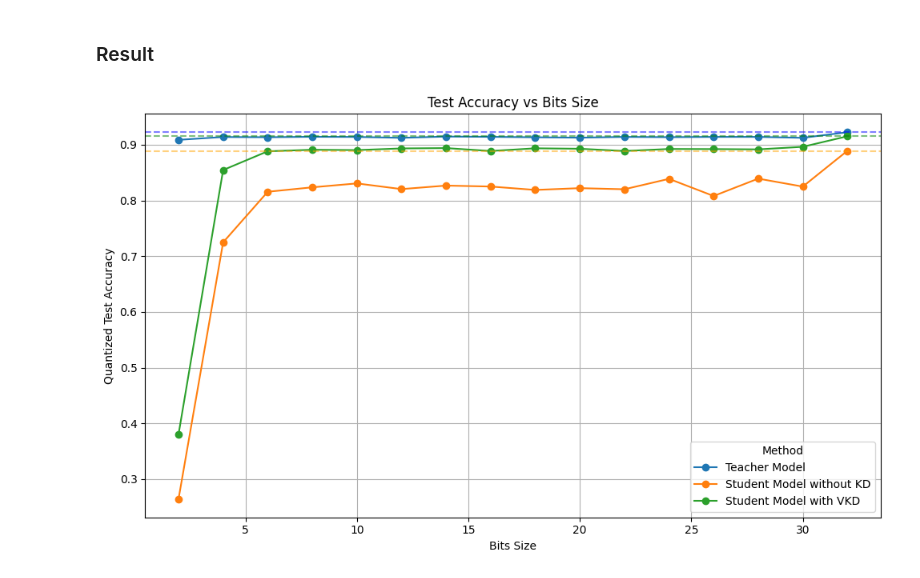
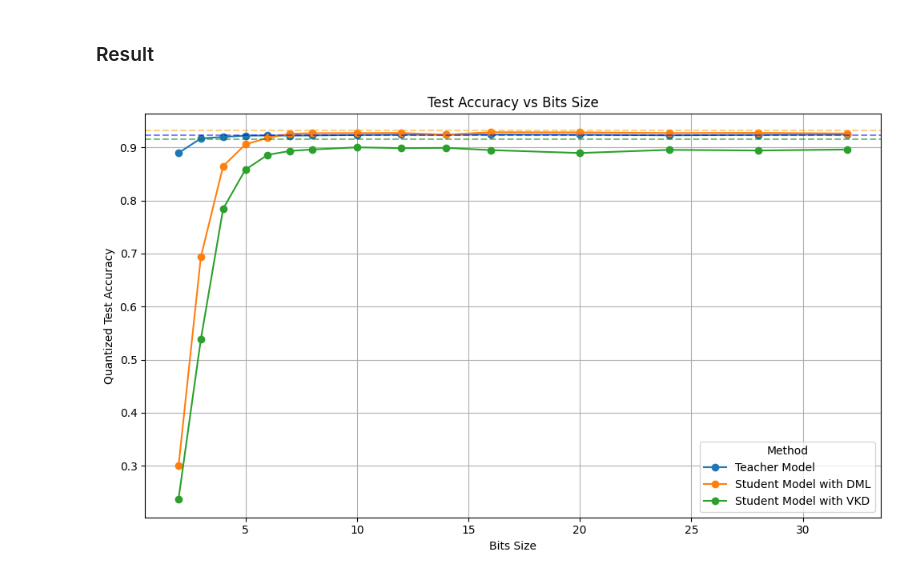
Before and after one commit to jiangqiw/DSC180B_Q2_Project, a Jupyter notebook: distill_teacher.ipynb, the cells around one changed output. Saved outputs shown, nothing was run; the diff lists cells and outputs as text; code cells hidden in the pictures.

Commit message:
upload new result

```diff
--- a/distill_teacher.ipynb
+++ b/distill_teacher.ipynb
@@ -1501,42 +1146,32 @@ Student 1 test accuracy at epoch 3: 0.8554
 # %%
 # Load the CSV files
 quant_teacher = pd.read_csv("checkpoints_teacher/results_teacher_quantization.csv")
-quant_student_nokd = pd.read_csv("checkpoints_student/checkpoints_student_NoKD/results_student_quantization.csv")
+quant_student_dml = pd.read_csv("checkpoints_student/checkpoints_student_DML/results_student_quantization_dml.csv")
 quant_student_van = pd.read_csv("checkpoints_student/checkpoints_student_VAN/results_student_quantization_van.csv")
-
-# Add a row with original accuracy to both dataframes
-new_quant_teacher = pd.DataFrame({"Bits": [32], "Quantized Test Accuracy": [0.9225]})
-quant_teacher = pd.concat([quant_teacher, new_quant_teacher], ignore_index=True)
-
-new_quant_student_nokd = pd.DataFrame({"Bits": [32], "Quantized Test Accuracy": [0.8891]})
-quant_student_nokd = pd.concat([quant_student_nokd, new_quant_student_nokd], ignore_index=True)
-
-new_quant_student_van = pd.DataFrame({"Bits": [32], "Quantized Test Accuracy": [0.9152]})
-quant_student_van = pd.concat([quant_student_van, new_quant_student_van], ignore_index=True)
 
 # Plot both lines sharing the same axes
 plt.figure(figsize=(10, 6))
 plt.plot(quant_teacher["Bits"], quant_teacher["Quantized Test Accuracy"], marker='o', label="Teacher Model")
-plt.plot(quant_student_nokd["Bits"], quant_student_nokd["Quantized Test Accuracy"], marker='o', label="Student Model without KD")
+plt.plot(quant_student_dml["Bits"], quant_student_dml["Quantized Test Accuracy"], marker='o', label="Student Model with DML")
 plt.plot(quant_student_van["Bits"], quant_student_van["Quantized Test Accuracy"], marker='o', label="Student Model with VKD")
 
 # Add horizontal lines for original accuracy
-plt.axhline(y=new_quant_teacher["Quantized Test Accuracy"].values[0], color='blue', linestyle='--', alpha=0.5)
-plt.axhline(y=new_quant_student_nokd["Quantized Test Accuracy"].values[0], color='orange', linestyle='--', alpha=0.5)
-plt.axhline(y=new_quant_student_van["Quantized Test Accuracy"].values[0], color='green', linestyle='--', alpha=0.5)
+plt.axhline(y=0.9225, color='blue', linestyle='--', alpha=0.5)
+plt.axhline(y=0.932, color='orange', linestyle='--', alpha=0.5)
+plt.axhline(y=0.9152, color='green', linestyle='--', alpha=0.5)
 
 # Add labels and title
 plt.title("Test Accuracy vs Bits Size")
 plt.xlabel("Bits Size")
 plt.ylabel("Quantized Test Accuracy")
 plt.grid(True)
 plt.legend(title="Method", loc="best")
 
 # Save the plot as PNG
 plt.tight_layout()
-plt.savefig('images/teacher_student_quant_acc_comparison.png')
+plt.savefig('images/teacher_student_quant_acc_comparison.png', dpi=500)
 
 # Show the plot
 plt.show()
 # %% [output]
-[figure, old version]
+[figure, new version]
```
Also changed, not shown: parts of 32 cells of this notebook, 9 other files.
